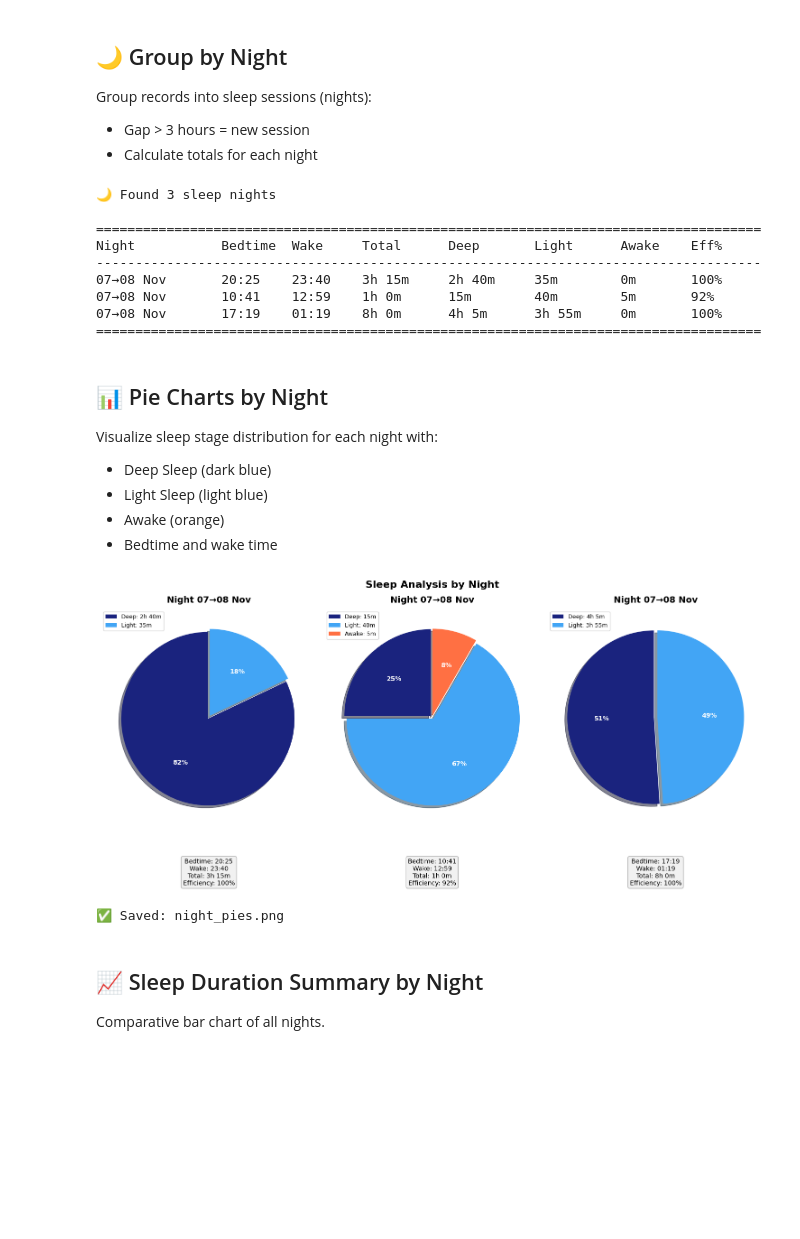
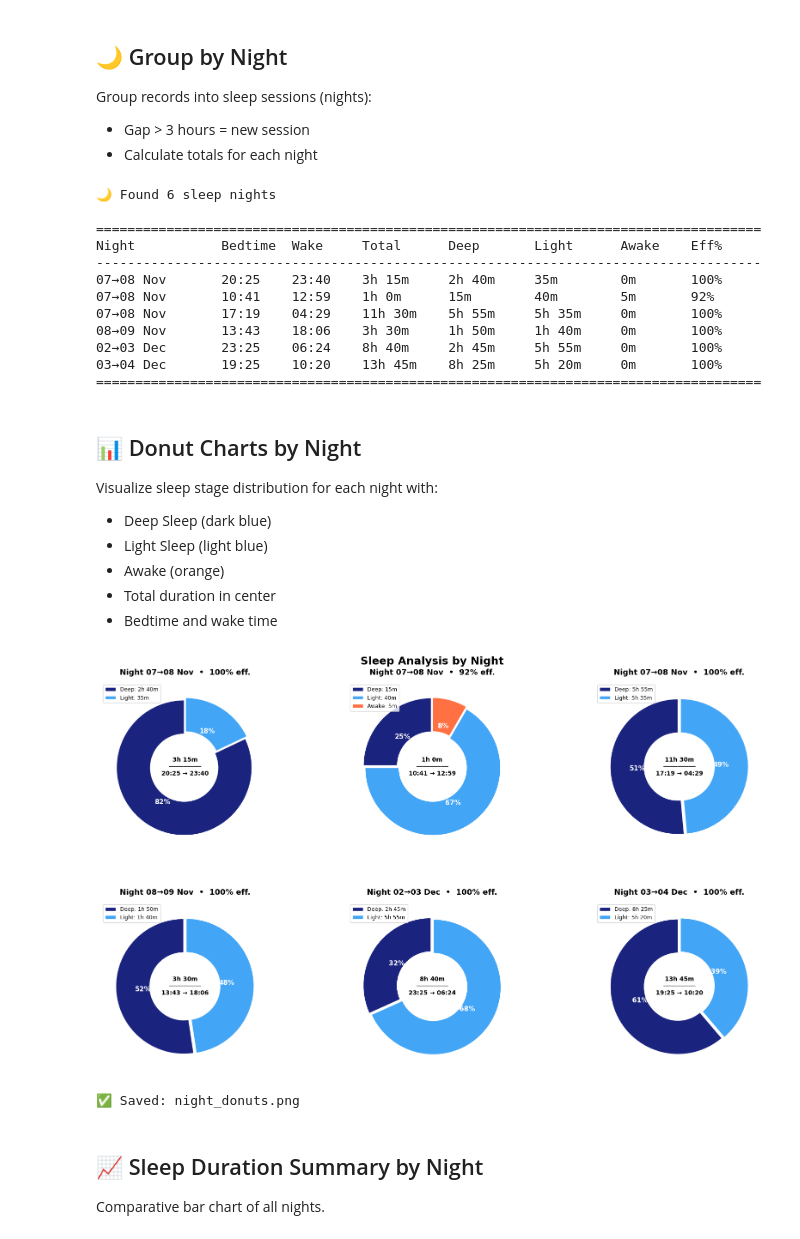
Before and after one commit to paoloartasensi/python_bt, a Jupyter notebook: sleep/sleep_analysis.ipynb, the cells around one changed output. Saved outputs shown, nothing was run; the diff lists cells and outputs as text; code cells hidden in the pictures; blank space fills up the shorter version.

```diff
--- a/sleep/sleep_analysis.ipynb
+++ b/sleep/sleep_analysis.ipynb
@@ -301,3 +323,15 @@ if valid_records:
+# %%
+# Debug: Show last 20 raw records with timestamps
+print(f"Total raw records: {len(all_records)}")
+print("\nLast 20 raw records:")
+for i, rec in enumerate(all_records[-20:], len(all_records)-19):
+    utc = rec['utc']
+    try:
+        dt = datetime.fromtimestamp(utc, tz=timezone.utc).strftime('%Y-%m-%d %H:%M')
+    except:
+        dt = "INVALID"
+    valid = "✅" if utc >= MIN_VALID_TIMESTAMP else "❌"
+    print(f"  {i}: UTC={utc} → {dt} {valid} count={rec['count']}")
 # %% [markdown]
 ## 💾 Export CSV
 
@@ -417,24 +449,31 @@ for night in nights_data:
 
 print("="*85)
 # %% [output]
-🌙 Found 3 sleep nights
+🌙 Found 6 sleep nights
 
 =====================================================================================
 Night           Bedtime  Wake     Total      Deep       Light      Awake    Eff%
 -------------------------------------------------------------------------------------
 07→08 Nov       20:25    23:40    3h 15m     2h 40m     35m        0m       100%
 07→08 Nov       10:41    12:59    1h 0m      15m        40m        5m       92%
-07→08 Nov       17:19    01:19    8h 0m      4h 5m      3h 55m     0m       100%
+07→08 Nov       17:19    04:29    11h 30m    5h 55m     5h 35m     0m       100%
+08→09 Nov       13:43    18:06    3h 30m     1h 50m     1h 40m     0m       100%
+02→03 Dec       23:25    06:24    8h 40m     2h 45m     5h 55m     0m       100%
+03→04 Dec       19:25    10:20    13h 45m    8h 25m     5h 20m     0m       100%
 =====================================================================================
 # %% [markdown]
-## 📊 Pie Charts by Night
+## 📊 Donut Charts by Night
 
 Visualize sleep stage distribution for each night with:
 - Deep Sleep (dark blue)
 - Light Sleep (light blue)
 - Awake (orange)
+- Total duration in center
 - Bedtime and wake time
 # %%
+# Clear any previous figures
+plt.close('all')
+
 if not nights_data:
     print("⚠️ No data to display")
 else:
@@ -443,8 +482,8 @@ else:
     cols = min(3, n_nights)
     rows = (n_nights + cols - 1) // cols
 
-    fig, axes = plt.subplots(rows, cols, figsize=(5 * cols, 6 * rows))
-    fig.suptitle('Sleep Analysis by Night', fontsize=16, fontweight='bold', y=1.02)
+    fig, axes = plt.subplots(rows, cols, figsize=(6 * cols, 5 * rows))
+    fig.suptitle('Sleep Analysis by Night', fontsize=18, fontweight='bold')
 
     # Flatten axes
     if n_nights == 1:
@@ -464,53 +503,50 @@ else:
         # Remove zero slices
         non_zero = [(s, l, c) for s, l, c in zip(sizes, labels_pie, colors) if s > 0]
         if non_zero:
             sizes, labels_pie, pie_colors = zip(*non_zero)
         else:
             continue
 
-        # Donut chart (pie with wedgeprops for hole)
+        # Donut chart
         wedges, texts, autotexts = ax.pie(
             sizes,
             labels=None,
             autopct=lambda pct: f'{pct:.0f}%' if pct > 5 else '',
             colors=pie_colors,
             startangle=90,
             explode=[0.02] * len(sizes),
-            wedgeprops=dict(width=0.5, edgecolor='white'),  # Donut hole
-            textprops={'fontsize': 10, 'fontweight': 'bold', 'color': 'white'}
+            wedgeprops=dict(width=0.5, edgecolor='white'),
+            textprops={'fontsize': 11, 'fontweight': 'bold', 'color': 'white'}
         )
 
-        # Center text with total duration
-        ax.text(0, 0, f"{format_duration(night['total'])}",
-                ha='center', va='center', fontsize=12, fontweight='bold')
+        # Center text: total duration + times
+        center_text = (
+            f"{format_duration(night['total'])}\n"
+            f"─────────\n"
+            f"{night['bedtime'].strftime('%H:%M')} → {night['wake_time'].strftime('%H:%M')}"
+        )
+        ax.text(0, 0, center_text, ha='center', va='center', fontsize=10, fontweight='bold')
 
-        ax.set_title(f"Night {night['label']}", fontsize=14, fontweight='bold', pad=10)
+        # Title with efficiency
+        ax.set_title(f"Night {night['label']}  •  {night['efficiency']:.0f}% eff.",
+                     fontsize=13, fontweight='bold', pad=12)
 
-        # Legend with durations
+        # Legend with durations only
         legend_labels = [f"{l}: {format_duration(s)}" for l, s in zip(labels_pie, sizes)]
         ax.legend(wedges, legend_labels, loc='upper left', fontsize=9)
-
-        # Info below chart
-        info_text = (
-            f"Bedtime: {night['bedtime'].strftime('%H:%M')}\n"
-            f"Wake: {night['wake_time'].strftime('%H:%M')}\n"
-            f"Efficiency: {night['efficiency']:.0f}%"
-        )
-        ax.text(0.5, -0.12, info_text, transform=ax.transAxes,
-                fontsize=10, ha='center', va='top',
-                bbox=dict(boxstyle='round,pad=0.3', facecolor='lightgray', alpha=0.3))
 
     # Hide empty axes
     for idx in range(n_nights, len(axes)):
         axes[idx].set_visible(False)
 
     plt.tight_layout()
+    plt.subplots_adjust(top=0.92, hspace=0.3)
     plt.savefig('night_donuts.png', dpi=150, bbox_inches='tight')
     plt.show()
     print("\n✅ Saved: night_donuts.png")
 # %% [output]
-[figure, old version]
+[figure, new version]
-✅ Saved: night_pies.png
+✅ Saved: night_donuts.png
 # %% [markdown]
 ## 📈 Sleep Duration Summary by Night
 
```
Also changed, not shown: parts of 5 cells of this notebook, 2 other files.
